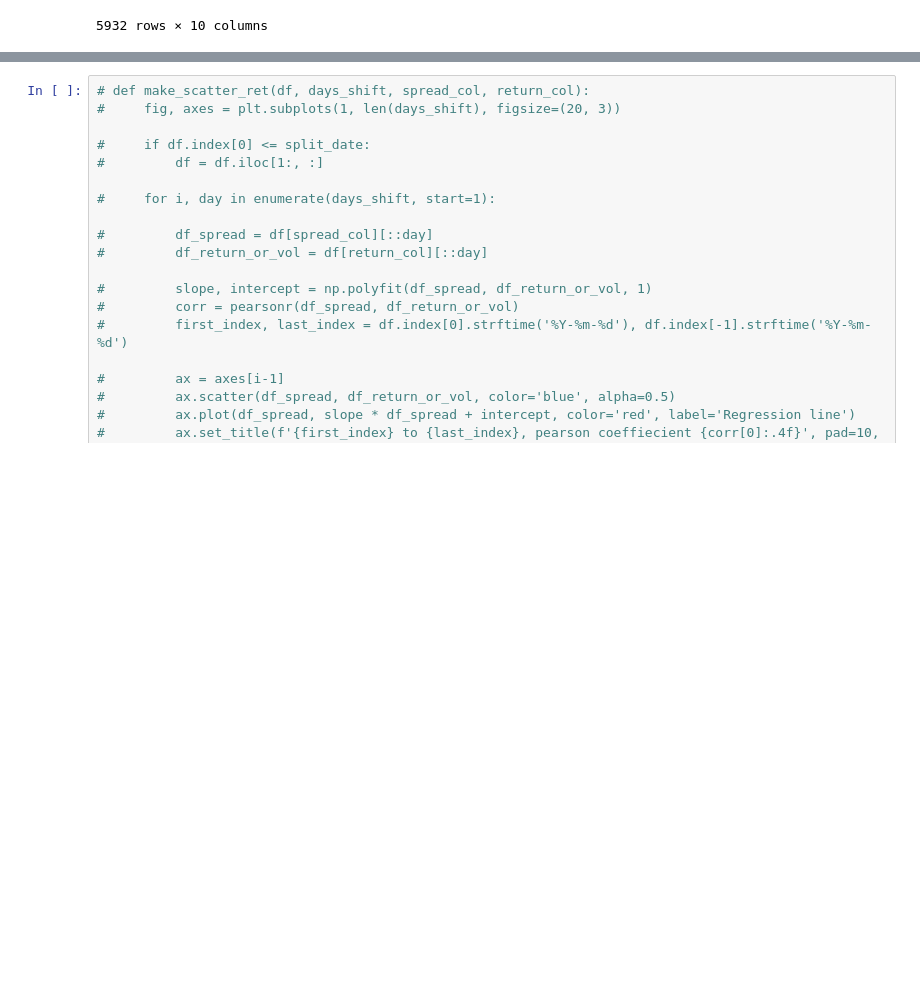
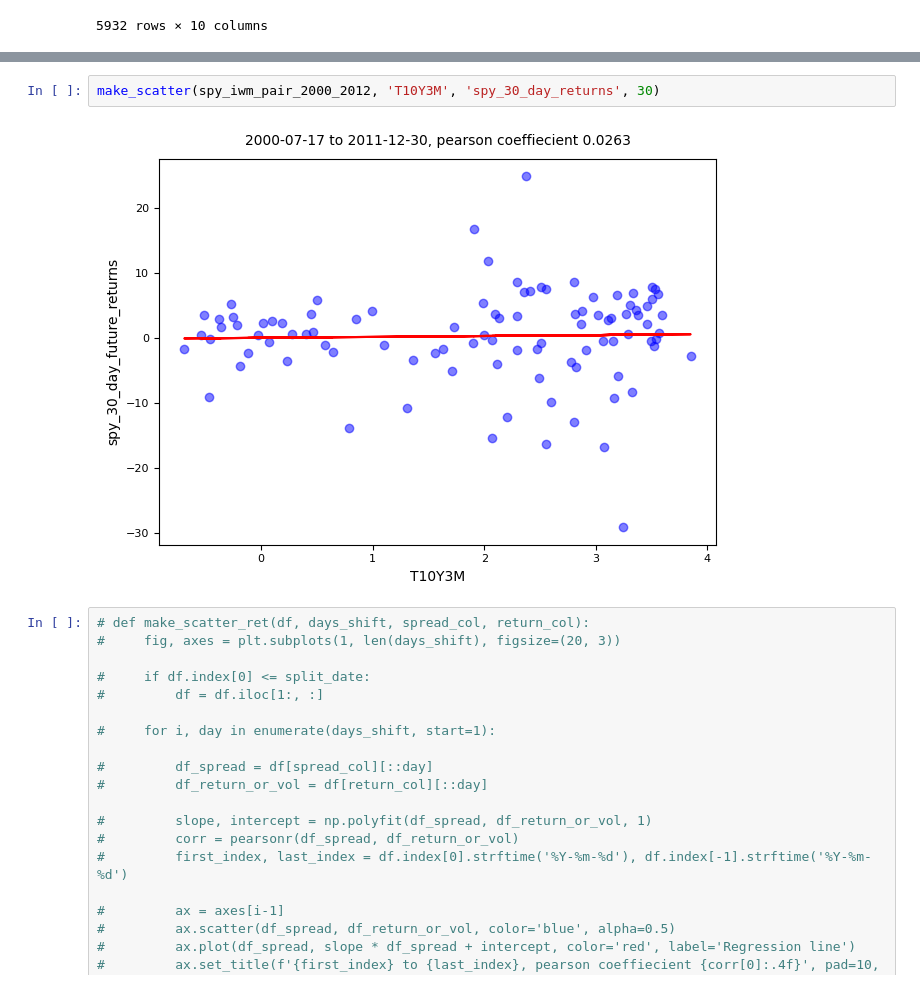
Before and after one commit to Gaiden-Spence/10YRT-3M-Spread-Effects, a Jupyter notebook: main.ipynb, the cells around one changed output, grey strips where cells are left out. Cells and saved outputs as stored; diff of their text form; blank space fills up the shorter version.

```diff
--- a/main.ipynb
+++ b/main.ipynb
@@ -166,3 +204,7 @@ spy_iwm_pair_2012_2023 = spy_iwm_pair.loc[spy_iwm_pair.index > split_date]
+# %%
+make_scatter(spy_iwm_pair_2000_2012, 'T10Y3M', 'spy_30_day_returns', 30)
+# %% [output]
+[figure, added]
 # %%
 # def make_scatter_ret(df, days_shift, spread_col, return_col):
 #     fig, axes = plt.subplots(1, len(days_shift), figsize=(20, 3))
```
Also changed, not shown: parts of 22 cells of this notebook.
